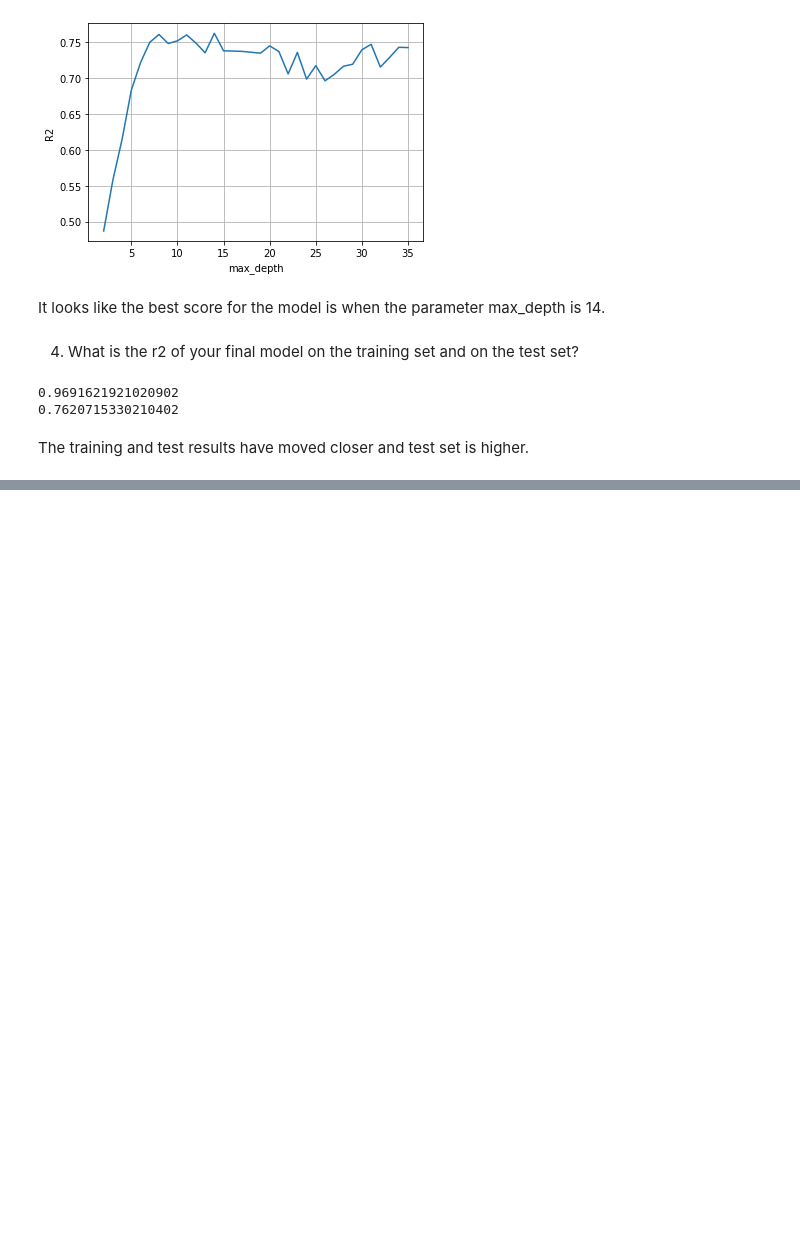
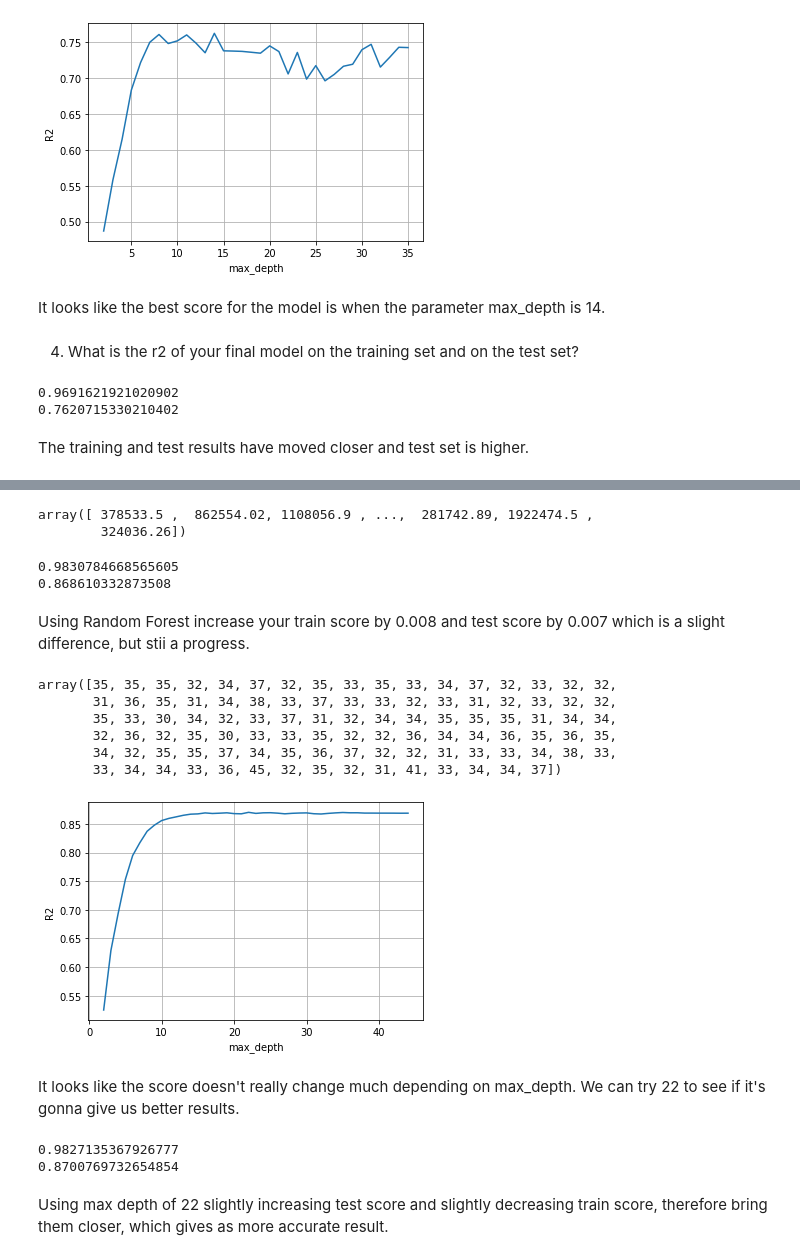
Before and after one commit to kay-kay-t/CodingDojo, a Jupyter notebook: 02_Regression_Tree_Exercise_(Core).ipynb, the cells around one changed output, grey strips where cells are left out. Saved outputs shown, nothing was run; the diff lists cells and outputs as text; code cells hidden in the pictures; blank space fills up the shorter version.

```diff
--- a/02_Regression_Tree_Exercise_(Core).ipynb
+++ b/02_Regression_Tree_Exercise_(Core).ipynb
@@ -195,0 +241,4 @@ The training and test results have moved closer and test set is higher.
+# %%
+# Making an instance of the Model
+rf = RandomForestRegressor(random_state = 42)
+rf
@@ -195,0 +253,3 @@ The training and test results have moved closer and test set is higher.
+# %%
+# Training the model on the data
+rf.fit(X_train, y_train)
@@ -195,0 +264,60 @@ The training and test results have moved closer and test set is higher.
+# %%
+# Predicting the values for y
+rf.predict(X_test)
+# %% [output]
+array([ 378533.5 ,  862554.02, 1108056.9 , ...,  281742.89, 1922474.5 ,
+        324036.26])
+# %%
+# Evaluating model performance
+rf_train_score = rf.score(X_train, y_train)
+rf_test_score = rf.score(X_test, y_test)
+print(rf_train_score)
+print(rf_test_score)
+# %% [output]
+0.9830784668565605
+0.868610332873508
+# %% [markdown]
+Using Random Forest increase your train score by 0.008 and test score by 0.007 which is a slight difference, but stii a progress.
+# %%
+# The depth of each tree
+depth = np.array([estimator.get_depth() for estimator in rf.estimators_])
+depth
+# %% [output]
+array([35, 35, 35, 32, 34, 37, 32, 35, 33, 35, 33, 34, 37, 32, 33, 32, 32,
+       31, 36, 35, 31, 34, 38, 33, 37, 33, 33, 32, 33, 31, 32, 33, 32, 32,
+       35, 33, 30, 34, 32, 33, 37, 31, 32, 34, 34, 35, 35, 35, 31, 34, 34,
+       32, 36, 32, 35, 30, 33, 33, 35, 32, 32, 36, 34, 34, 36, 35, 36, 35,
+       34, 32, 35, 35, 37, 34, 35, 36, 37, 32, 32, 31, 33, 33, 34, 38, 33,
+       33, 34, 34, 33, 36, 45, 32, 35, 32, 31, 41, 33, 34, 34, 37])
+# %%
+max_depth_range = list(range(2, 45))
+
+r2 = []
+for depth in max_depth_range:
+    rf = RandomForestRegressor(max_depth = depth,
+                             random_state = 42)
+    rf.fit(X_train, y_train)
+    score = rf.score(X_test, y_test)
+    r2.append(score)
+# %%
+plt.plot(max_depth_range, r2)
+plt.grid()
+plt.xlabel('max_depth')
+plt.ylabel('R2');
+# %% [output]
+[figure, added]
+# %% [markdown]
+It looks like the score doesn't really change much depending on max_depth. We can try 22 to see if it's gonna give us better results.
+# %%
+# Running the model with 22 value
+rf_22 = RandomForestRegressor(max_depth = 22, random_state = 42)
+rf_22.fit(X_train, y_train)
+rf_22_train_score = rf_22.score(X_train, y_train)
+rf_22_test_score = rf_22.score(X_test, y_test)
+print(rf_22_train_score)
+print(rf_22_test_score)
+# %% [output]
+0.9827135367926777
+0.8700769732654854
+# %% [markdown]
+Using max depth of 22 slightly increasing test score and slightly decreasing train score, therefore bring them closer, which gives as more accurate result.
```
Also changed, not shown: parts of 13 cells of this notebook.
